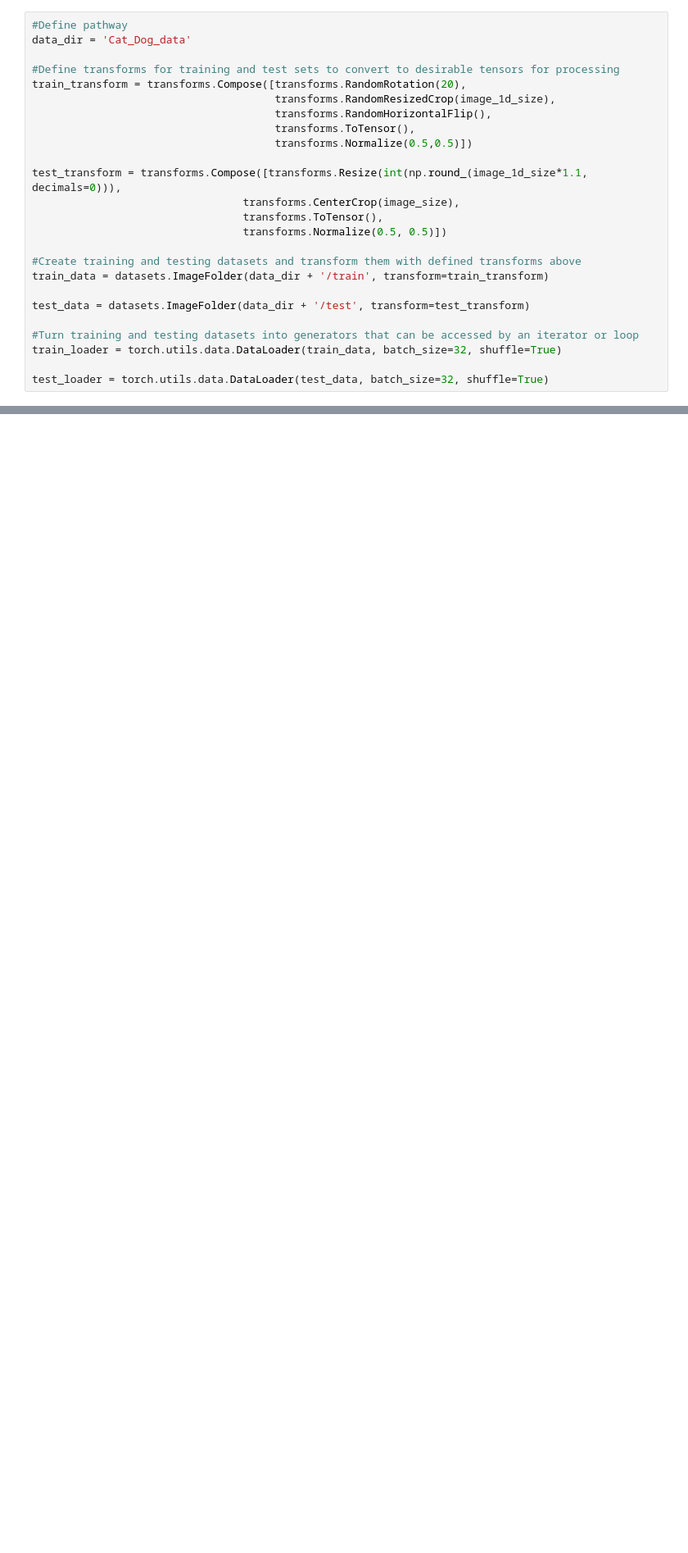
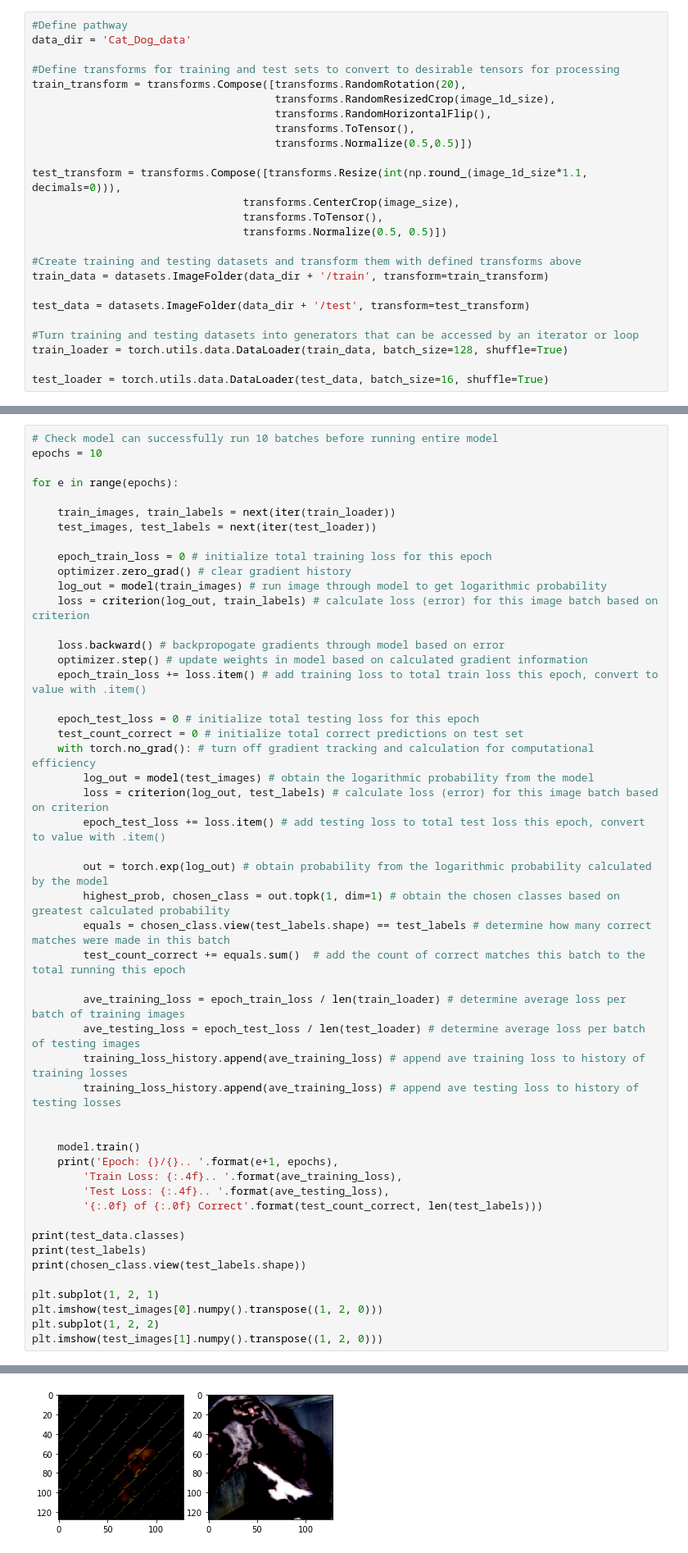
Before and after one commit to lukeahwilson/p5l4-deep-learning-v2-pytorch, a Jupyter notebook: intro-to-pytorch/Deep Learning Pytorch Cat Dog Classifier Prototype.ipynb, the cells around one changed output, grey strips where cells are left out. Shown at 82% size. Cells and saved outputs as stored; diff of their text form; blank space fills up the shorter version.

Commit message:
a few bug fixes, importantly I added a training routine using a fraction of the dataset to confirm everything is running smoothly before launching a complete run

```diff
--- a/intro-to-pytorch/Deep Learning Pytorch Cat Dog Classifier Prototype.ipynb
+++ b/intro-to-pytorch/Deep Learning Pytorch Cat Dog Classifier Prototype.ipynb
@@ -31,9 +31,9 @@ train_data = datasets.ImageFolder(data_dir + '/train', transform=train_transform
 test_data = datasets.ImageFolder(data_dir + '/test', transform=test_transform)
 
 #Turn training and testing datasets into generators that can be accessed by an iterator or loop
-train_loader = torch.utils.data.DataLoader(train_data, batch_size=32, shuffle=True)
+train_loader = torch.utils.data.DataLoader(train_data, batch_size=128, shuffle=True)
 
-test_loader = torch.utils.data.DataLoader(test_data, batch_size=32, shuffle=True)
+test_loader = torch.utils.data.DataLoader(test_data, batch_size=16, shuffle=True)
 # %%
 #Create training and testing image iterators to cycle through
 train_images, train_labels = next(iter(train_loader))
@@ -93,3 +96,54 @@ optimizer = optim.Adam(model.parameters(), lr = 0.001)
 
 #Initialize testing loss history
 training_loss_history, testing_loss_history = [], []
+# %%
+# Check model can successfully run 10 batches before running entire model
+epochs = 10
+
+for e in range(epochs):
+
+    train_images, train_labels = next(iter(train_loader))
+    test_images, test_labels = next(iter(test_loader))
+
+    epoch_train_loss = 0 # initialize total training loss for this epoch
+    optimizer.zero_grad() # clear gradient history
+    log_out = model(train_images) # run image through model to get logarithmic probability
+    loss = criterion(log_out, train_labels) # calculate loss (error) for this image batch based on criterion
+
+    loss.backward() # backpropogate gradients through model based on error
+    optimizer.step() # update weights in model based on calculated gradient information
+    epoch_train_loss += loss.item() # add training loss to total train loss this epoch, convert to value with .item()
+
+    epoch_test_loss = 0 # initialize total testing loss for this epoch
+    test_count_correct = 0 # initialize total correct predictions on test set
+    with torch.no_grad(): # turn off gradient tracking and calculation for computational efficiency
+        log_out = model(test_images) # obtain the logarithmic probability from the model
+        loss = criterion(log_out, test_labels) # calculate loss (error) for this image batch based on criterion
+        epoch_test_loss += loss.item() # add testing loss to total test loss this epoch, convert to value with .item()
+
+        out = torch.exp(log_out) # obtain probability from the logarithmic probability calculated by the model
+        highest_prob, chosen_class = out.topk(1, dim=1) # obtain the chosen classes based on greatest calculated probability
+        equals = chosen_class.view(test_labels.shape) == test_labels # determine how many correct matches were made in this batch
+        test_count_correct += equals.sum()  # add the count of correct matches this batch to the total running this epoch
+
+        ave_training_loss = epoch_train_loss / len(train_loader) # determine average loss per batch of training images
+        ave_testing_loss = epoch_test_loss / len(test_loader) # determine average loss per batch of testing images
+        training_loss_history.append(ave_training_loss) # append ave training loss to history of training losses
+        training_loss_history.append(ave_training_loss) # append ave testing loss to history of testing losses
+
+
+    model.train()
+    print('Epoch: {}/{}.. '.format(e+1, epochs),
+        'Train Loss: {:.4f}.. '.format(ave_training_loss),
+        'Test Loss: {:.4f}.. '.format(ave_testing_loss),
+        '{:.0f} of {:.0f} Correct'.format(test_count_correct, len(test_labels)))
+
+print(test_data.classes)
+print(test_labels)
+print(chosen_class.view(test_labels.shape))
+
+plt.subplot(1, 2, 1)
+plt.imshow(test_images[0].numpy().transpose((1, 2, 0)))
+plt.subplot(1, 2, 2)
+plt.imshow(test_images[1].numpy().transpose((1, 2, 0)))
+# %% [output]
@@ -95,0 +166 @@ training_loss_history, testing_loss_history = [], []
+[figure, added]
```
Also changed, not shown: parts of 5 cells of this notebook.
